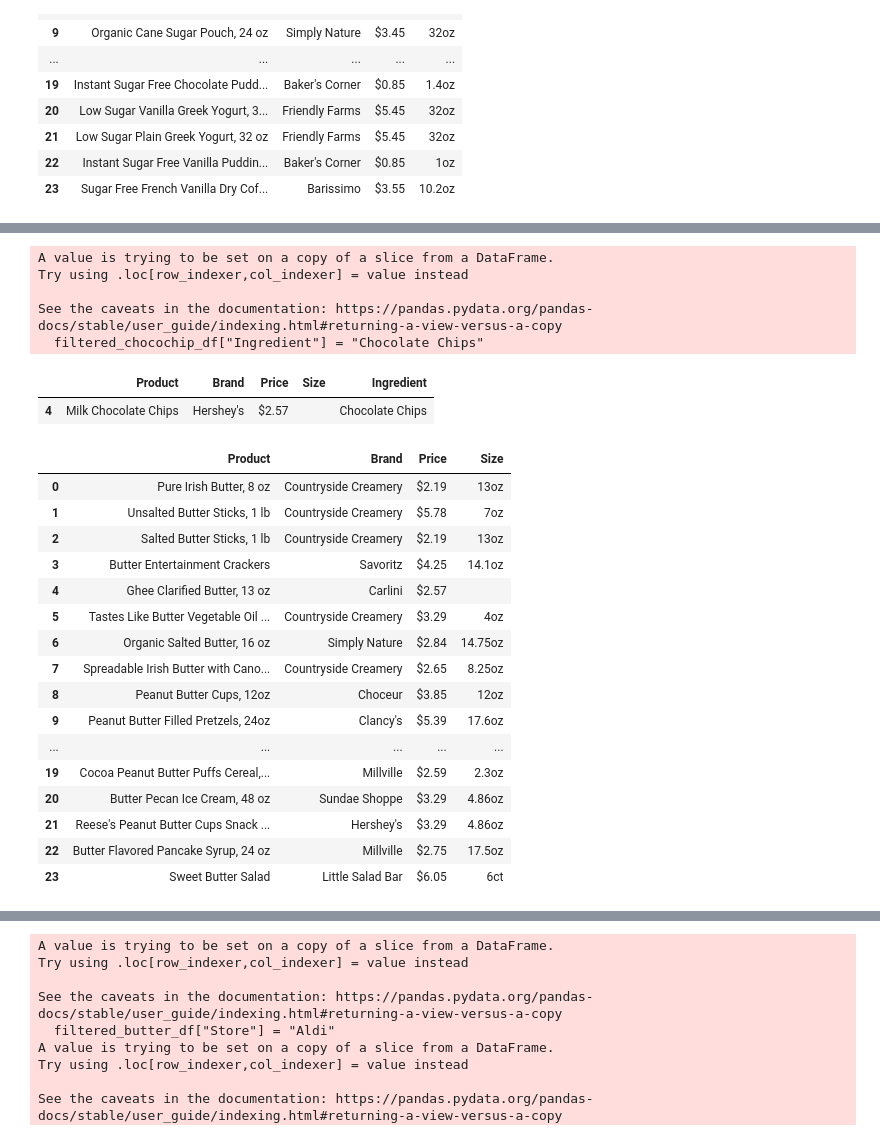
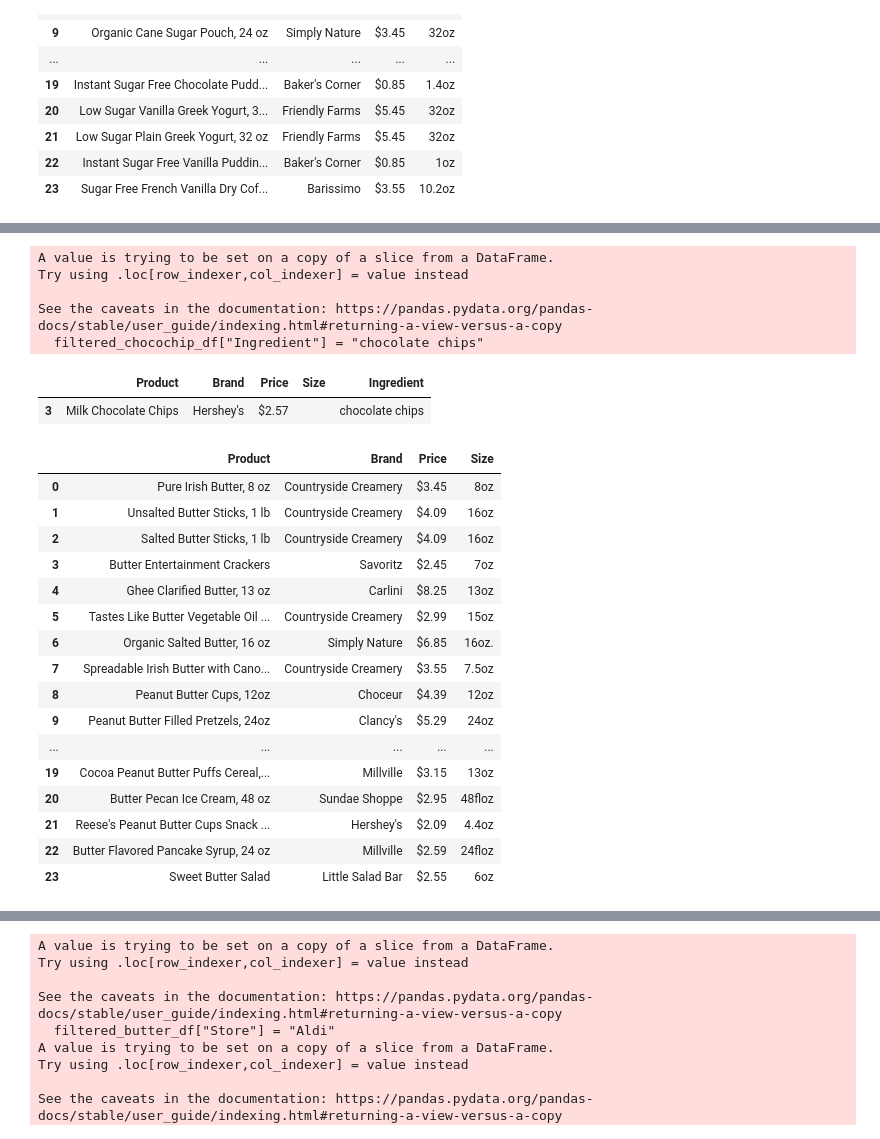
Before and after one commit to AprilHolmes7825/grocery_comparison_project, a Jupyter notebook: Code/aldi_web_scraping.ipynb, the cells around one changed output, grey strips where cells are left out. Saved outputs shown, nothing was run; the diff lists cells and outputs as text; code cells hidden in the pictures.

```diff
--- a/Code/aldi_web_scraping.ipynb
+++ b/Code/aldi_web_scraping.ipynb
@@ -341,16 +342,16 @@ chocochip_df
 | 23 | Chocolate Chip Energy Bars, 6 count | Elevation | $6.05 | 6ct |
 # %%
 filtered_chocochip_df = chocochip_df[~chocochip_df["Product"].str.contains("Cookies|Mix|Thins|Ice|Cream|Granola|Muffins|Snack|Bar|Energy|Bread|Loaf", regex=True)]
-filtered_chocochip_df["Ingredient"] = "Chocolate Chips"
+filtered_chocochip_df["Ingredient"] = "chocolate chips"
 filtered_chocochip_df
 # %% [output]
 A value is trying to be set on a copy of a slice from a DataFrame.
 Try using .loc[row_indexer,col_indexer] = value instead
 
 See the caveats in the documentation: https://pandas.pydata.org/pandas-docs/stable/user_guide/indexing.html#returning-a-view-versus-a-copy
-  filtered_chocochip_df["Ingredient"] = "Chocolate Chips"
+  filtered_chocochip_df["Ingredient"] = "chocolate chips"
 |  | Product | Brand | Price | Size | Ingredient |
-| 4 | Milk Chocolate Chips | Hershey's | $2.57 |  | Chocolate Chips |
+| 3 | Milk Chocolate Chips | Hershey's | $2.57 |  | chocolate chips |
 # %%
 from splinter import Browser
 from bs4 import BeautifulSoup as soup
@@ -360,50 +361,50 @@ url = 'https://new.aldi.us/results?q=butter'
 headers = {'User-Agent': "Mozilla/5.0 (Windows NT 10.0; Win64; x64) AppleWebKit/537.36 (KHTML, like Gecko) Chrome/122.0.0.0 Safari/537.36"}
 response = requests.get(url, headers=headers)
 soup = soup(response.content, 'html.parser')
 
 butter_text_elements = soup.find('div', class_= "product-grid")
 
 butter_list = []
 
 for elem in butter_text_elements:
     title = elem.find("div", class_="product-tile__name").text
     brand = elem.find("div", class_="product-tile__brandname").text
     price = elem.find("div", class_="base-price product-tile__price base-price--product-tile").text
     size = elem.find("div", class_="product-tile__unit-of-measurement").text
 
     each_product = {
         "Product": title,
         "Brand": brand,
         "Price": price,
         "Size": size
     }
 
     butter_list.append(each_product)
 
 #butter_list
 
 butter_df = pd.DataFrame(butter_list)
-butter_df["Size"] = chocochip_df["Size"].str.replace(r'\s+', '', regex=True)
-butter_df["Price"] = chocochip_df["Price"].str.replace(r'\n', '', regex=True)
+butter_df["Size"] = butter_df["Size"].str.replace(r'\s+', '', regex=True)
+butter_df["Price"] = butter_df["Price"].str.replace(r'\n', '', regex=True)
 
 butter_df
 # %% [output]
 |  | Product | Brand | Price | Size |
-| 0 | Pure Irish Butter, 8 oz | Countryside Creamery | $2.19 | 13oz |
-| 1 | Unsalted Butter Sticks, 1 lb | Countryside Creamery | $5.78 | 7oz |
-| 2 | Salted Butter Sticks, 1 lb | Countryside Creamery | $2.19 | 13oz |
-| 3 | Butter Entertainment Crackers | Savoritz | $4.25 | 14.1oz |
-| 4 | Ghee Clarified Butter, 13 oz | Carlini | $2.57 |  |
-| 5 | Tastes Like Butter Vegetable Oil ... | Countryside Creamery | $3.29 | 4oz |
-| 6 | Organic Salted Butter, 16 oz | Simply Nature | $2.84 | 14.75oz |
-| 7 | Spreadable Irish Butter with Cano... | Countryside Creamery | $2.65 | 8.25oz |
-| 8 | Peanut Butter Cups, 12oz | Choceur | $3.85 | 12oz |
-| 9 | Peanut Butter Filled Pretzels, 24oz | Clancy's | $5.39 | 17.6oz |
+| 0 | Pure Irish Butter, 8 oz | Countryside Creamery | $3.45 | 8oz |
+| 1 | Unsalted Butter Sticks, 1 lb | Countryside Creamery | $4.09 | 16oz |
+| 2 | Salted Butter Sticks, 1 lb | Countryside Creamery | $4.09 | 16oz |
+| 3 | Butter Entertainment Crackers | Savoritz | $2.45 | 7oz |
+| 4 | Ghee Clarified Butter, 13 oz | Carlini | $8.25 | 13oz |
+| 5 | Tastes Like Butter Vegetable Oil ... | Countryside Creamery | $2.99 | 15oz |
+| 6 | Organic Salted Butter, 16 oz | Simply Nature | $6.85 | 16oz. |
+| 7 | Spreadable Irish Butter with Cano... | Countryside Creamery | $3.55 | 7.5oz |
+| 8 | Peanut Butter Cups, 12oz | Choceur | $4.39 | 12oz |
+| 9 | Peanut Butter Filled Pretzels, 24oz | Clancy's | $5.29 | 24oz |
 | ... | ... | ... | ... | ... |
-| 19 | Cocoa Peanut Butter Puffs Cereal,... | Millville | $2.59 | 2.3oz |
-| 20 | Butter Pecan Ice Cream, 48 oz | Sundae Shoppe | $3.29 | 4.86oz |
-| 21 | Reese's Peanut Butter Cups Snack ... | Hershey's | $3.29 | 4.86oz |
-| 22 | Butter Flavored Pancake Syrup, 24 oz | Millville | $2.75 | 17.5oz |
-| 23 | Sweet Butter Salad | Little Salad Bar | $6.05 | 6ct |
+| 19 | Cocoa Peanut Butter Puffs Cereal,... | Millville | $3.15 | 13oz |
+| 20 | Butter Pecan Ice Cream, 48 oz | Sundae Shoppe | $2.95 | 48floz |
+| 21 | Reese's Peanut Butter Cups Snack ... | Hershey's | $2.09 | 4.4oz |
+| 22 | Butter Flavored Pancake Syrup, 24 oz | Millville | $2.59 | 24floz |
+| 23 | Sweet Butter Salad | Little Salad Bar | $2.55 | 6oz |
 # %%
 filtered_butter_df = butter_df[~butter_df['Product'].str.contains("Peanut|Cracker|Crackers|Almond|Sauce|Chicken|Cookies|Croissant|Croissants|Salad|Ice|Cream|Spray|Pancake|Syrup", regex=True)]
```
Also changed, not shown: parts of 13 cells of this notebook, 3 other files.
